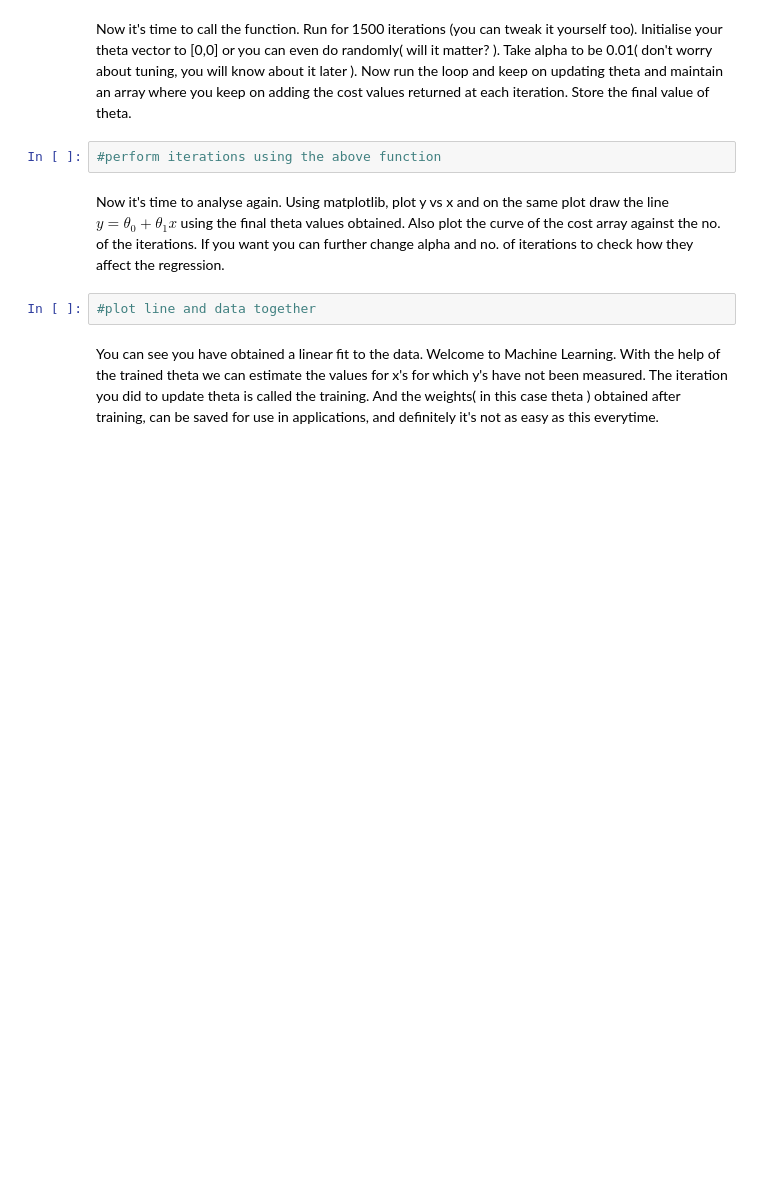
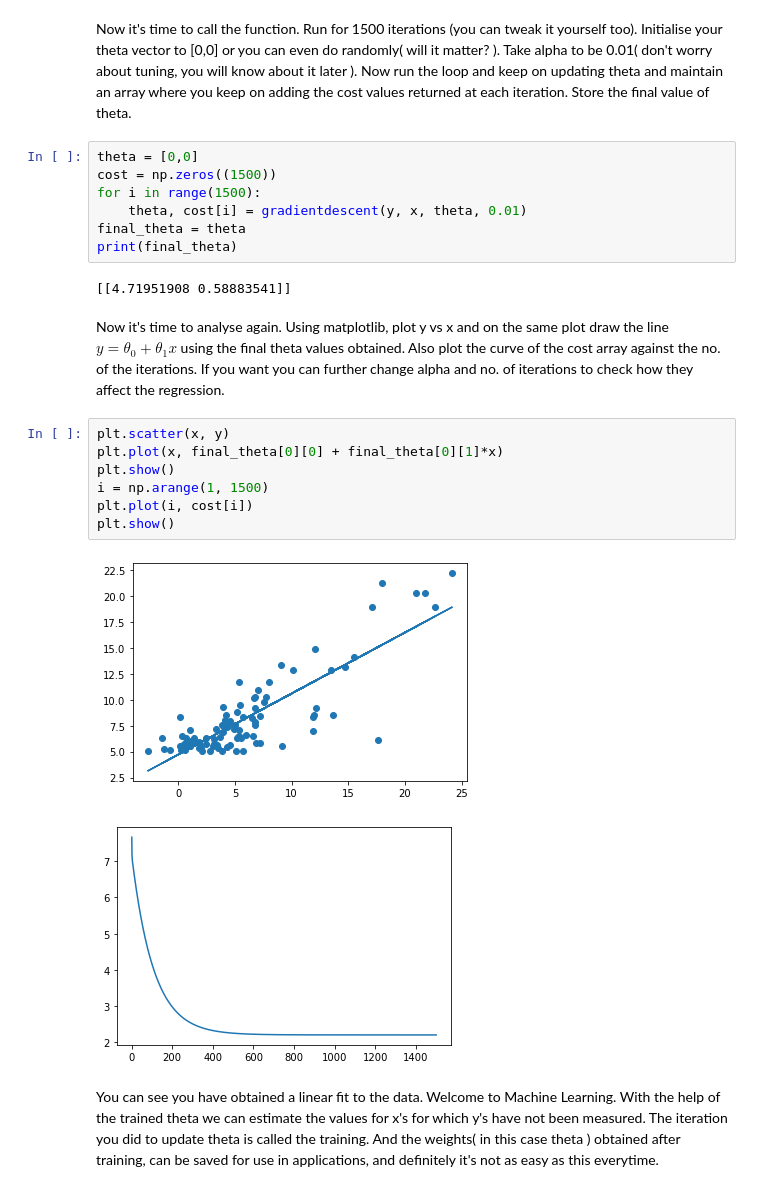
Before and after one commit to sankalppar/Assignment-1, a Jupyter notebook: Assignment 2/Linear Regression.ipynb, the cells around one changed output. Cells and saved outputs as stored; diff of their text form; blank space fills up the shorter version.

```diff
--- a/Assignment 2/Linear Regression.ipynb
+++ b/Assignment 2/Linear Regression.ipynb
@@ -33,11 +52,26 @@ gradientdescent(y, x, theta, alpha)
 # %% [markdown]
 Now it's time to call the function. Run for 1500 iterations (you can tweak it yourself too). Initialise your theta vector to [0,0] or you can even do randomly( will it matter? ). Take alpha to be 0.01( don't worry about tuning, you will know about it later ). Now run the loop and keep on updating theta and maintain an array where you keep on adding the cost values returned at each iteration. Store the final value of theta.
-# %%
-#perform iterations using the above function
+# %%
+theta = [0,0]
+cost = np.zeros((1500))
+for i in range(1500):
+    theta, cost[i] = gradientdescent(y, x, theta, 0.01)
+final_theta = theta
+print(final_theta)
+# %% [output]
+[[4.71951908 0.58883541]]
 # %% [markdown]
 Now it's time to analyse again. Using matplotlib, plot y vs x and on the same plot draw the line $y = \theta_0 + \theta_1x $ using the final theta values obtained. Also plot the curve of the cost array against the no. of the iterations. If you want you can further change alpha and no. of iterations to check how they affect the regression.
-# %%
-#plot line and data together
+# %%
+plt.scatter(x, y)
+plt.plot(x, final_theta[0][0] + final_theta[0][1]*x)
+plt.show()
+i = np.arange(1, 1500)
+plt.plot(i, cost[i])
+plt.show()
+# %% [output]
+[figure, added]
+[figure, added]
 # %% [markdown]
 You can see you have obtained a linear fit to the data. Welcome to Machine Learning.
 With the help of the trained theta we can estimate the values for x's for which y's have not been measured. The iteration you did to update theta is called the training. And the weights( in this case theta ) obtained after training, can be saved for use in applications, and definitely it's not as easy as this everytime.
```
Also changed, not shown: parts of 10 cells of this notebook.
